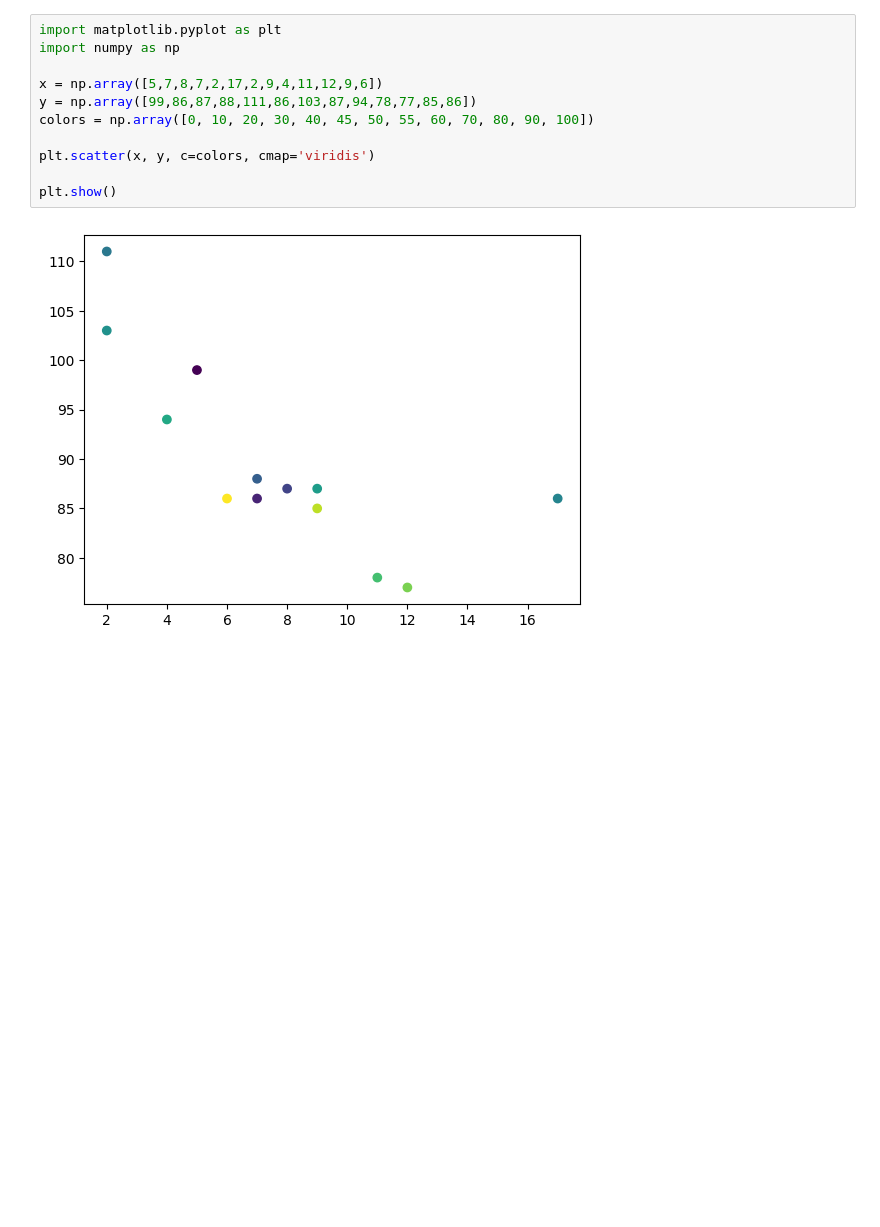
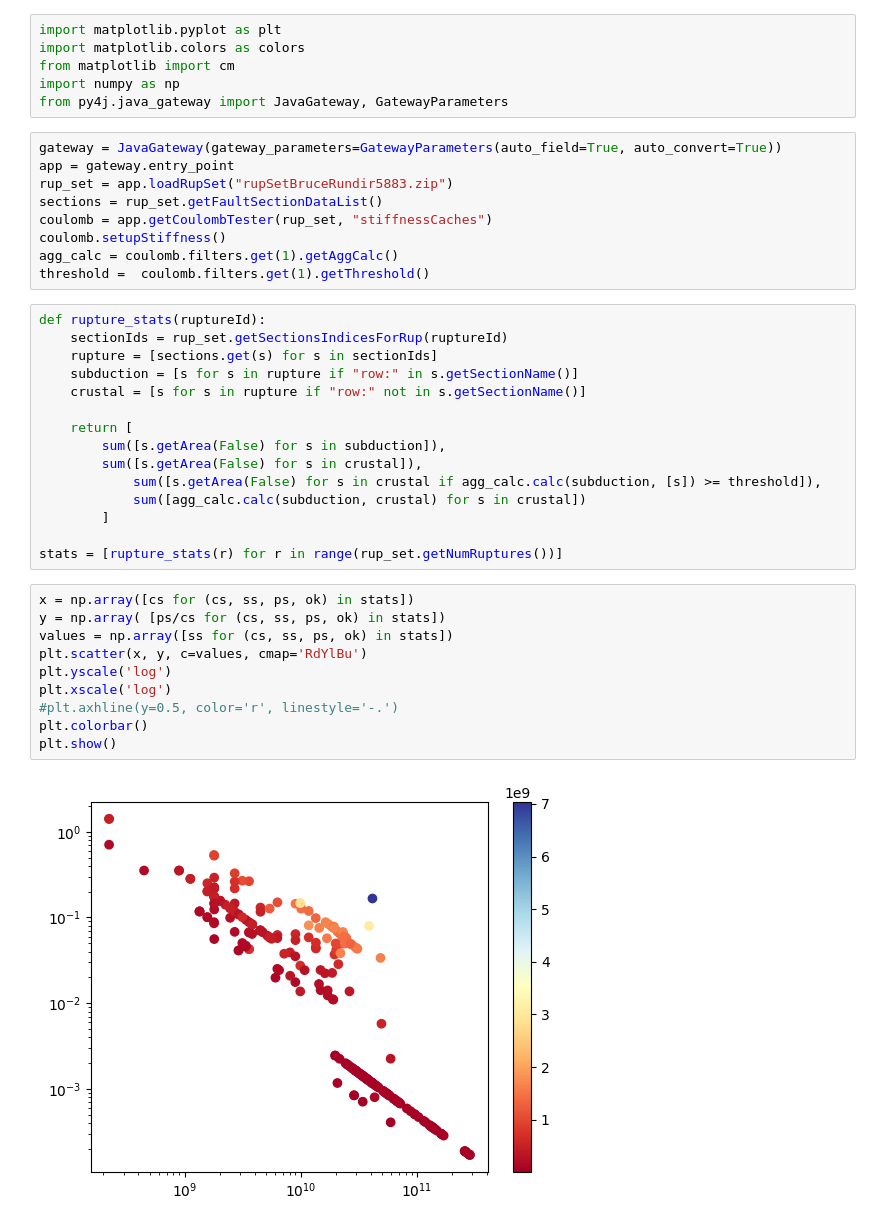
Before and after one commit to voj/science-playground, a Jupyter notebook: WORKDIR/coulomb-fractions.ipynb, the cells around one changed output. Saved outputs shown, nothing was run; the diff lists cells and outputs as text; blank space fills up the shorter version.

```diff
--- a/WORKDIR/coulomb-fractions.ipynb
+++ b/WORKDIR/coulomb-fractions.ipynb
@@ -1,13 +1,42 @@
 # %%
 import matplotlib.pyplot as plt
+import matplotlib.colors as colors
+from matplotlib import cm
 import numpy as np
-
-x = np.array([5,7,8,7,2,17,2,9,4,11,12,9,6])
-y = np.array([99,86,87,88,111,86,103,87,94,78,77,85,86])
-colors = np.array([0, 10, 20, 30, 40, 45, 50, 55, 60, 70, 80, 90, 100])
-
-plt.scatter(x, y, c=colors, cmap='viridis')
-
-plt.show()
+from py4j.java_gateway import JavaGateway, GatewayParameters
-# %% [output]
-[figure, removed]
+# %%
+gateway = JavaGateway(gateway_parameters=GatewayParameters(auto_field=True, auto_convert=True))
+app = gateway.entry_point
+rup_set = app.loadRupSet("rupSetBruceRundir5883.zip")
+sections = rup_set.getFaultSectionDataList()
+coulomb = app.getCoulombTester(rup_set, "stiffnessCaches")
+coulomb.setupStiffness()
+agg_calc = coulomb.filters.get(1).getAggCalc()
+threshold =  coulomb.filters.get(1).getThreshold()
+# %%
+def rupture_stats(ruptureId):
+    sectionIds = rup_set.getSectionsIndicesForRup(ruptureId)
+    rupture = [sections.get(s) for s in sectionIds]
+    subduction = [s for s in rupture if "row:" in s.getSectionName()]
+    crustal = [s for s in rupture if "row:" not in s.getSectionName()]
+
+    return [
+        sum([s.getArea(False) for s in subduction]),
+        sum([s.getArea(False) for s in crustal]),
+            sum([s.getArea(False) for s in crustal if agg_calc.calc(subduction, [s]) >= threshold]),
+            sum([agg_calc.calc(subduction, crustal) for s in crustal])
+        ]
+
+stats = [rupture_stats(r) for r in range(rup_set.getNumRuptures())]
+# %%
+x = np.array([cs for (cs, ss, ps, ok) in stats])
+y = np.array( [ps/cs for (cs, ss, ps, ok) in stats])
+values = np.array([ss for (cs, ss, ps, ok) in stats])
+plt.scatter(x, y, c=values, cmap='RdYlBu')
+plt.yscale('log')
+plt.xscale('log')
+#plt.axhline(y=0.5, color='r', linestyle='-.')
+plt.colorbar()
+plt.show()
+# %% [output]
+[figure, added]
```
Also changed, not shown: parts of 2 cells of this notebook, 1 other file.
